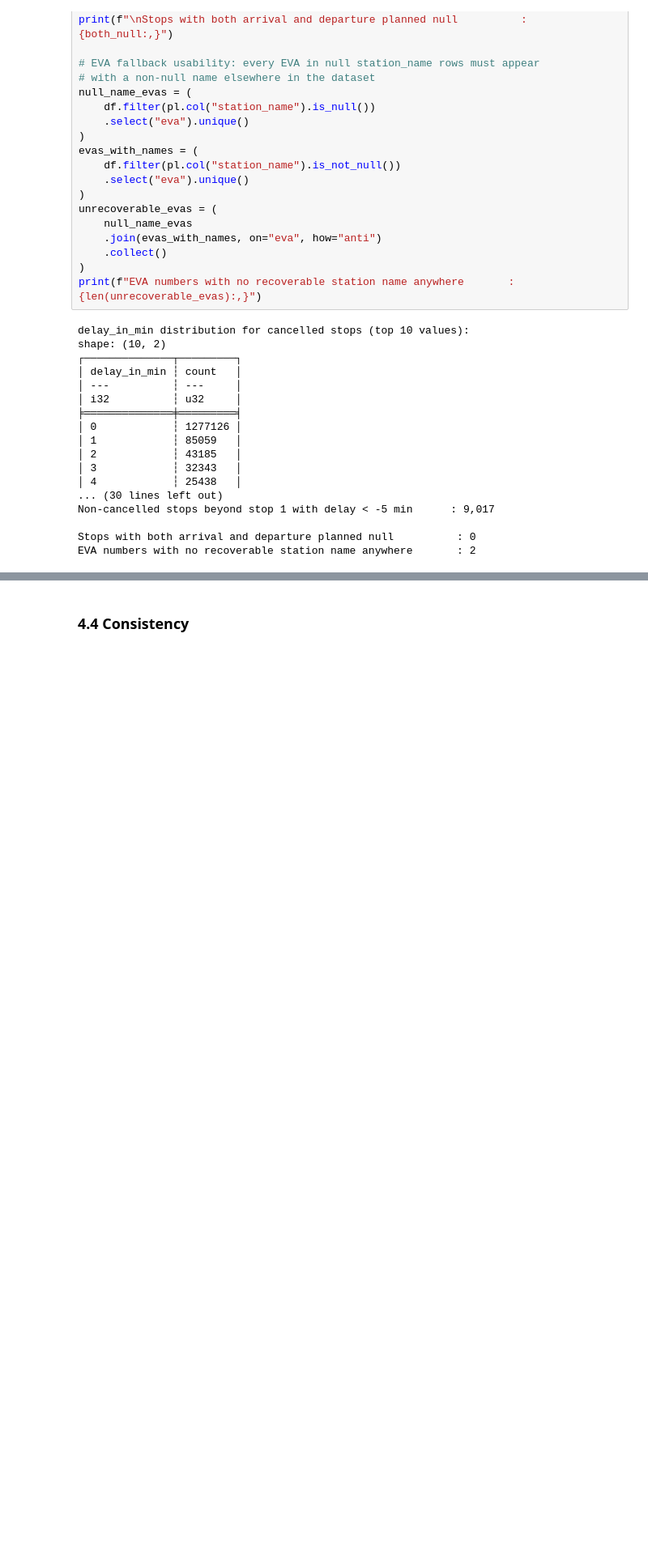
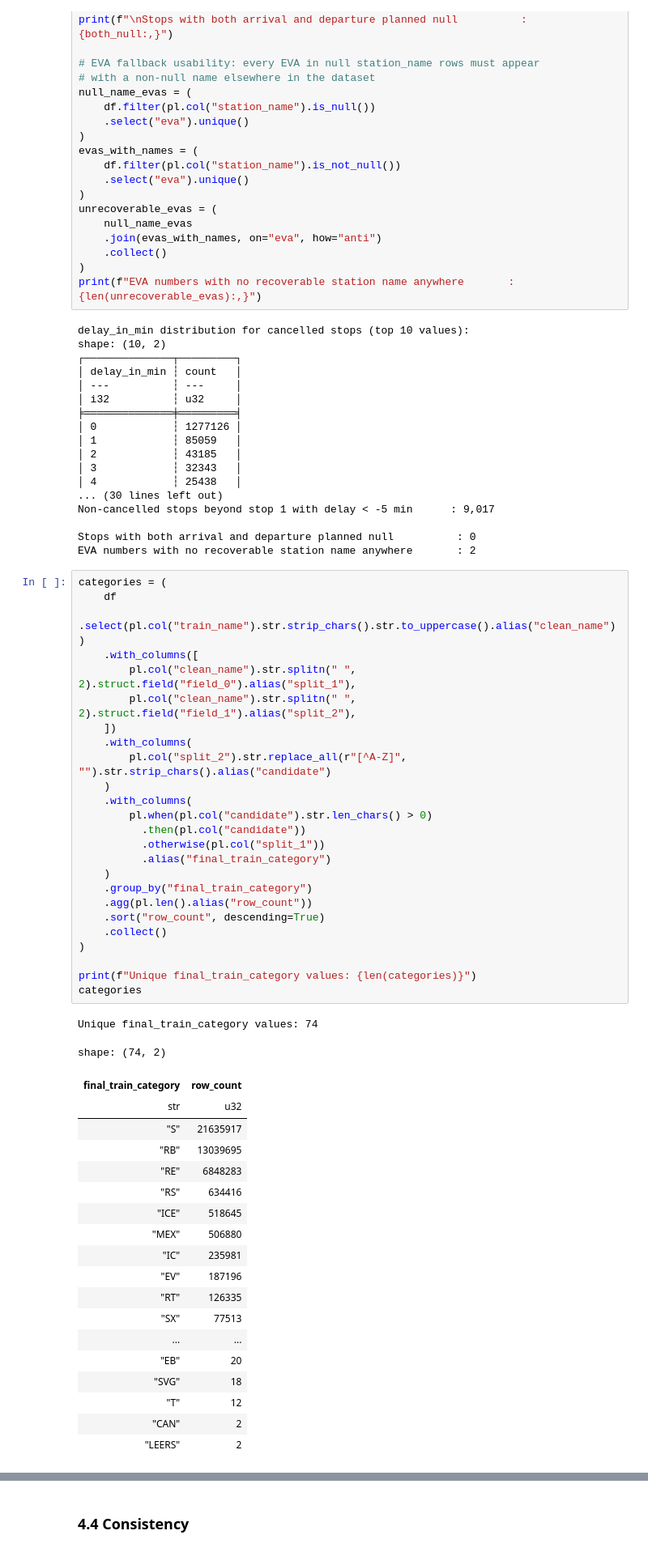
Before and after one commit to DemiahTheFirst/Data-Management-SRH, a Jupyter notebook: exam/db_analysis.ipynb, the cells around one changed output, grey strips where cells are left out. Shown at 81% size. Drawn from its saved outputs; the diff is of its cells as text; blank space fills up the shorter version.

```diff
--- a/exam/db_analysis.ipynb
+++ b/exam/db_analysis.ipynb
@@ -671,3 +671,49 @@ Non-cancelled stops beyond stop 1 with delay < -5 min      : 9,017
 
 Stops with both arrival and departure planned null          : 0
 EVA numbers with no recoverable station name anywhere       : 2
+# %%
+categories = (
+    df
+    .select(pl.col("train_name").str.strip_chars().str.to_uppercase().alias("clean_name"))
+    .with_columns([
+        pl.col("clean_name").str.splitn(" ", 2).struct.field("field_0").alias("split_1"),
+        pl.col("clean_name").str.splitn(" ", 2).struct.field("field_1").alias("split_2"),
+    ])
+    .with_columns(
+        pl.col("split_2").str.replace_all(r"[^A-Z]", "").str.strip_chars().alias("candidate")
+    )
+    .with_columns(
+        pl.when(pl.col("candidate").str.len_chars() > 0)
+          .then(pl.col("candidate"))
+          .otherwise(pl.col("split_1"))
+          .alias("final_train_category")
+    )
+    .group_by("final_train_category")
+    .agg(pl.len().alias("row_count"))
+    .sort("row_count", descending=True)
+    .collect()
+)
+
+print(f"Unique final_train_category values: {len(categories)}")
+categories
+# %% [output]
+Unique final_train_category values: 74
+shape: (74, 2)
+| final_train_category | row_count |
+| str | u32 |
+| "S" | 21635917 |
+| "RB" | 13039695 |
+| "RE" | 6848283 |
+| "RS" | 634416 |
+| "ICE" | 518645 |
+| "MEX" | 506880 |
+| "IC" | 235981 |
+| "EV" | 187196 |
+| "RT" | 126335 |
+| "SX" | 77513 |
+| ... | ... |
+| "EB" | 20 |
+| "SVG" | 18 |
+| "T" | 12 |
+| "CAN" | 2 |
+| "LEERS" | 2 |
```
Also changed, not shown: parts of 10 cells of this notebook, 2 other files.
